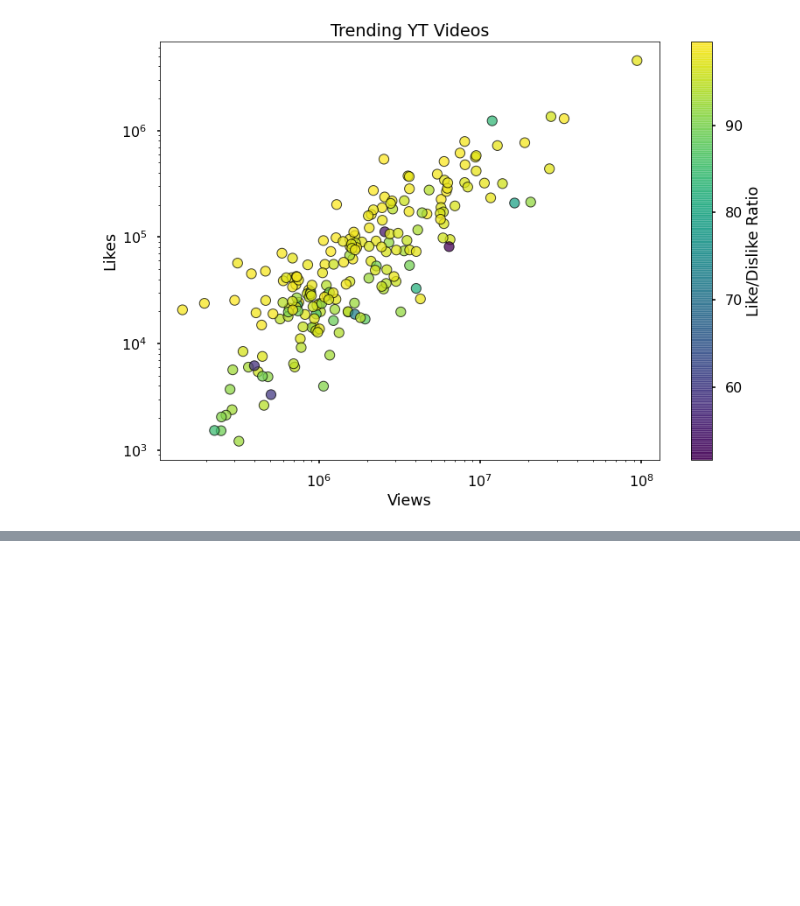
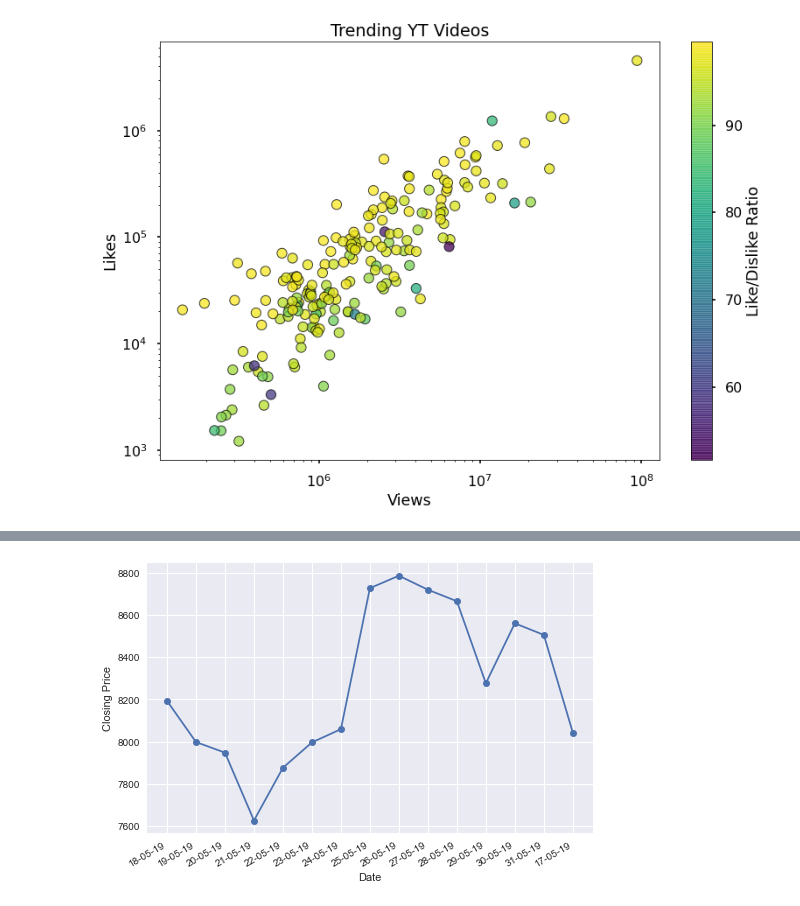
Before and after one commit to Raghav087/Python, a Jupyter notebook: Matplotlib.ipynb, the cells around one changed output, grey strips where cells are left out. Cells and saved outputs as stored; diff of their text form; code cells hidden in the pictures; blank space fills up the shorter version.

```diff
--- a/Matplotlib.ipynb
+++ b/Matplotlib.ipynb
@@ -338,0 +357,14 @@ plt.show()
+# %%
+d5 = pd.read_csv('D:/pandas Practice/data3.csv')
+date = d5['Date']
+close = d5['Close']
+plt.style.use('seaborn')
+plt.plot_date(date,close,linestyle='solid')
+plt.gcf().autofmt_xdate()
+plt.xlabel('Date')
+plt.ylabel('Closing Price')
+plt.show()
+#As seen from plot, the dates exist as strings and not actual dates.
+#The last date 17-05-19 should be sorted as the first value if it was actual date type.
+# %% [output]
+[figure, added]
```
Also changed, not shown: parts of 5 cells of this notebook.
